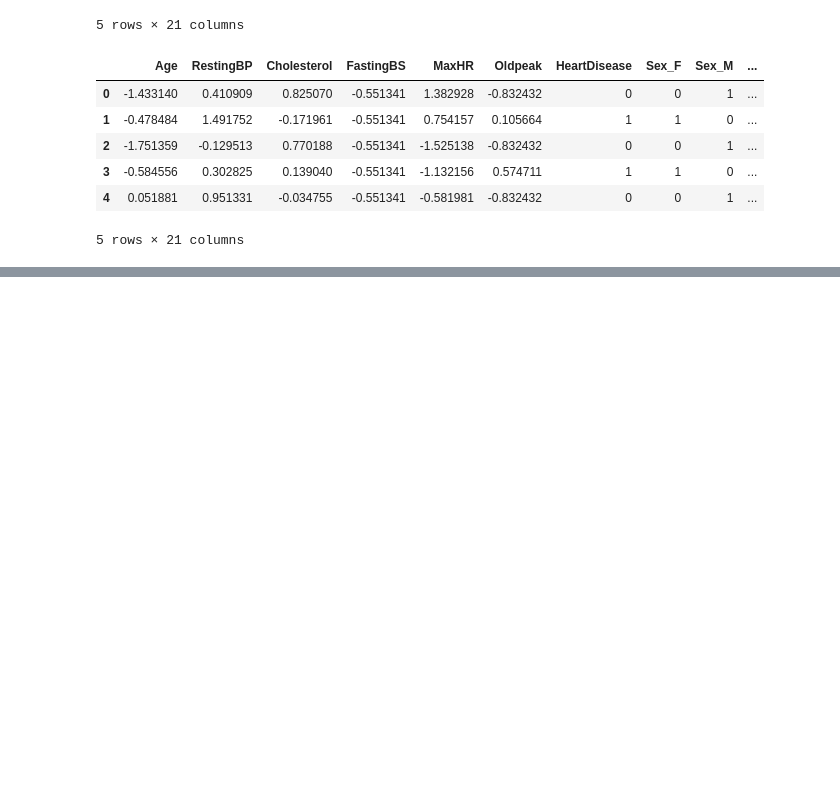
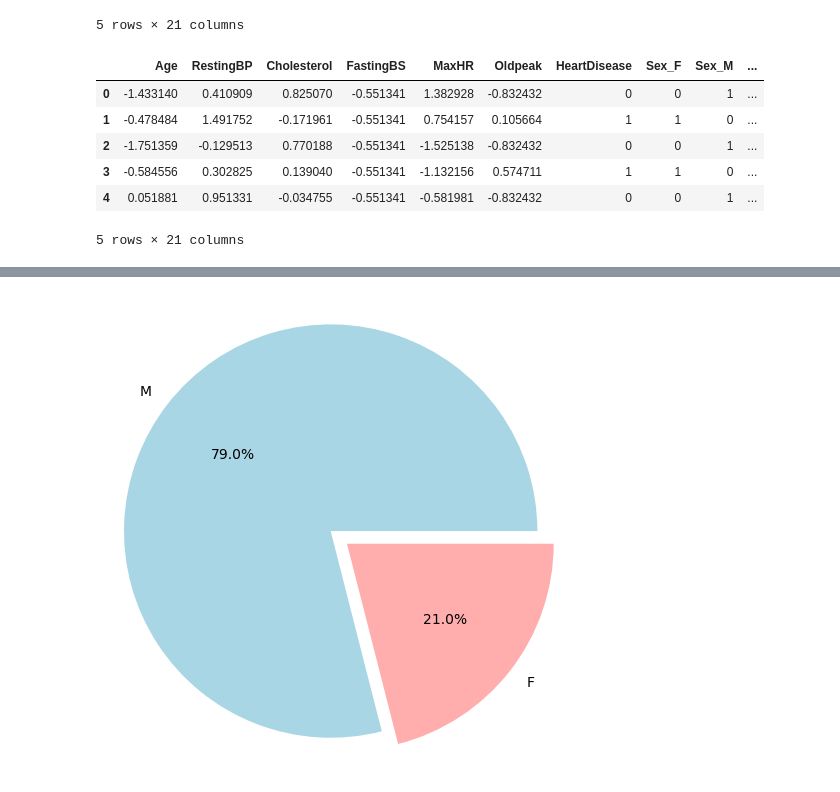
Before and after one commit to abdyraman/heart-deseases, a Jupyter notebook: code.ipynb, the cells around one changed output, grey strips where cells are left out. Drawn from its saved outputs; the diff is of its cells as text; code cells hidden in the pictures; blank space fills up the shorter version.

```diff
--- a/code.ipynb
+++ b/code.ipynb
@@ -127,0 +138,7 @@ df1.head()
+# %%
+plt.figure(figsize = (6, 6))
+plt.pie(df["Sex"].value_counts(), labels = df["Sex"].unique(), colors = ["#A9D6E5", "#FFADAD"], autopct="%1.1f%%", explode = (0, 0.1))
+plt.axis("equal")
+plt.show()
+# %% [output]
+[figure, added]
```
Also changed, not shown: parts of 8 cells of this notebook.
